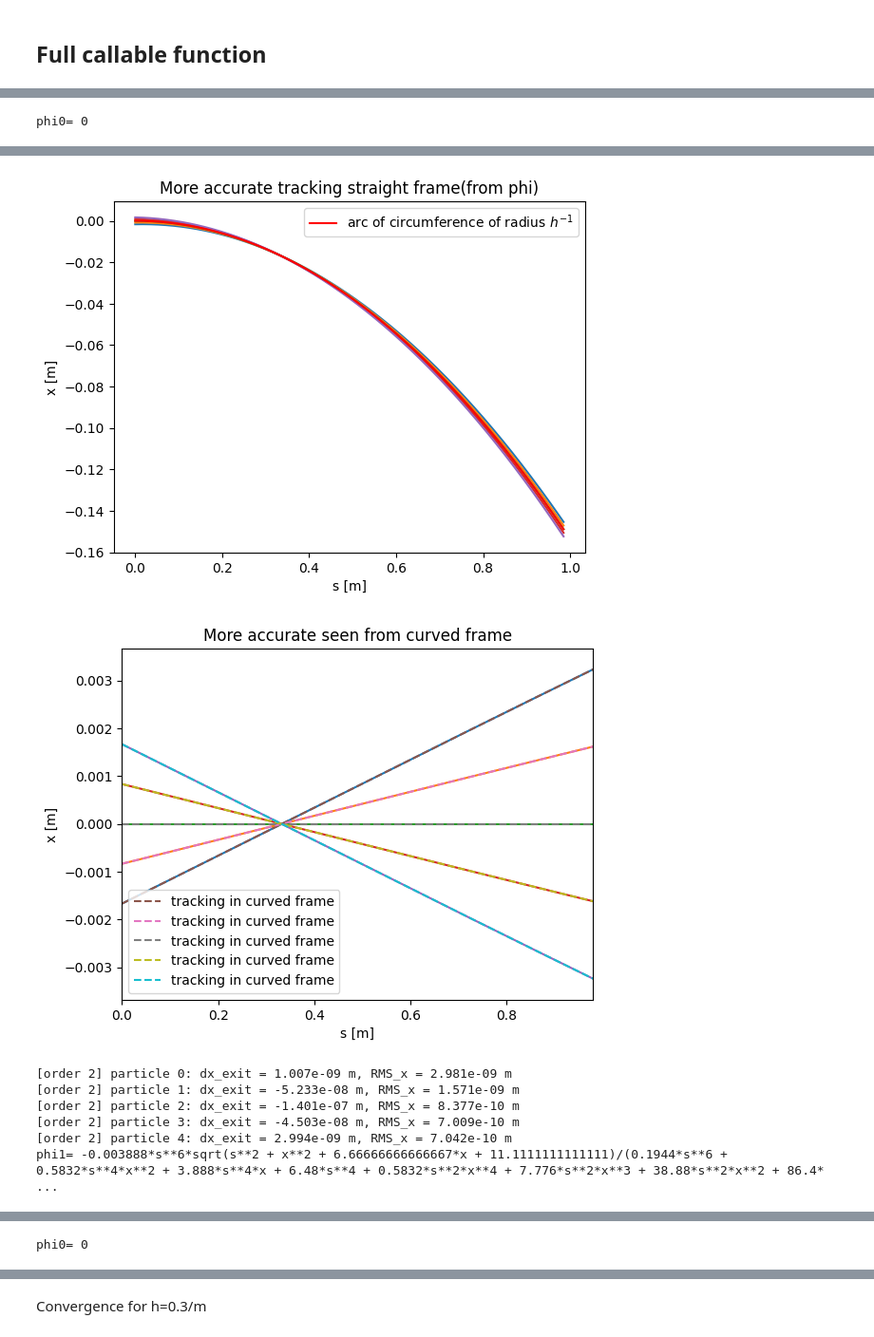
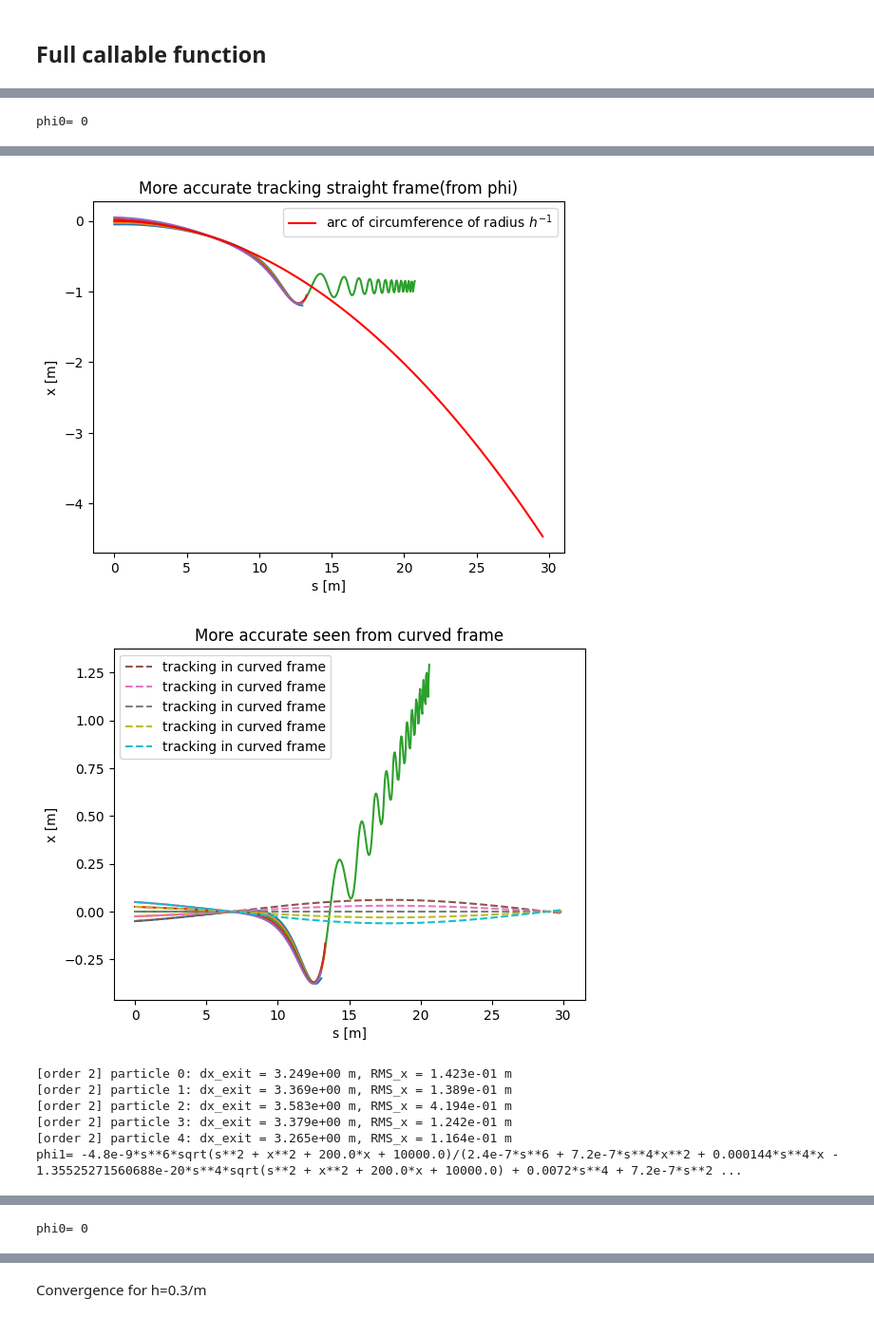
Before and after one commit to marcoliniF/bpmeth, a Jupyter notebook: preliminaryTrials/6.2convergenceChanging_h.ipynb, the cells around one changed output, grey strips where cells are left out. Shown at 95% size. Cells and saved outputs as stored; diff of their text form; code cells hidden in the pictures.

```diff
--- a/preliminaryTrials/6.2convergenceChanging_h.ipynb
+++ b/preliminaryTrials/6.2convergenceChanging_h.ipynb
@@ -10,7 +12,7 @@ import sympy as sp
 b1 commands curvature here
 # %%
 a_curved = [0,]
-b_curved = [0.3, 0.02]
+b_curved = [10, 0.02]
 h= b_curved[0]# considering normalization B/Brho=1/rho=h            =1. if checking for a drift
 print("curvature h[m^-1]: ", h, "radius of curvature [m]: ", 1/h)
 #I want to track protons of given kinetic energy
@@ -21,8 +23,8 @@ print("E [GeV]: ", Eref/1e9)
 gamma0 = Eref/xt.PROTON_MASS_EV
 beta0 = np.sqrt(1-1/gamma0**2)
 print("beta0: ", beta0)
-hx_max=5e-4#maximum product of h and x between for initial conditions, to avoid the singularity in the vector potential
-xinit=np.linspace(-1, 1, 5)*hx_max/h
+#hx_max=5e-4 #maximum modulus of product of h and x between for initial conditions, to avoid the singularity in the vector potential
+xinit=np.linspace(-1e-3, 1e3, 5)
 print("xinit=",xinit)
 p0 =xt.Particles(x=xinit, y=0, s=0, py=np.linspace(0.005,-0.005,5), px=np.linspace(0.005,-0.005,5), ptau=0, beta0=beta0, energy0=Eref, mass0=xt.PROTON_MASS_EV)
 p_1 = p0.copy()
@@ -168,7 +170,6 @@ def compute_rms_for_order(maxordx, sol_strfromphi, sol_curved, Lstr, make_partic
         "rms_x_list": rms_x_list,
     }
 # %%
-import pandas as pd
 
 orders = [2, 3, 4, 5, 6, 7]
 results = []
@@ -177,7 +178,7 @@ for ordx in orders:
     maxordx = ordx
 
     # --------------------------------------------------
-    # put here the code that depends on maxordx and that
+    # here the code that depends on maxordx and that
     # regenerates sol_strfromphi and sol_curved
     # --------------------------------------------------
     x, y, s = sp.symbols('x y s', real=True)
@@ -295,7 +296,7 @@ for ordx in orders:
     plt.legend()
     plt.show()
 
-    Astrfromphi=bpmeth.GeneralVectorPotential(h=0, b=b_fromphifit, a=a_fromphifit, nphi=maxordx+4)#s dependence of the coefficients
+    Astrfromphi=bpmeth.GeneralVectorPotential(h=0, b=b_fromphifit, a=a_fromphifit, nphi=maxordx+4)#some margin in nphi
     Lstr=np.sin(bending_angle)/h
     Hstrfromphi = bpmeth.Hamiltonian(length=Lstr,h=0, vectp=Astrfromphi)
     p_4 = p0.copy()
@@ -325,7 +326,7 @@ for ordx in orders:
     for ss in sol_curved:
         plt.plot(ss.t, ss.y[0],'--',label='tracking in curved frame')
     plt.legend()
-    plt.xlim((0., .98))#because H curved has length 1
+    #plt.xlim((0., .98))#because H curved has length 1
     plt.show()
     sbar_fin = Lstr - 0.1
     rho = 1.0 / h
@@ -356,8 +357,8 @@ phi0= 0
-[figure, old version]
+[figure, new version]
-[figure, old version]
+[figure, new version]
-[order 2] particle 0: dx_exit = 1.007e-09 m, RMS_x = 2.981e-09 m
-[order 2] particle 1: dx_exit = -5.233e-08 m, RMS_x = 1.571e-09 m
-[order 2] particle 2: dx_exit = -1.401e-07 m, RMS_x = 8.377e-10 m
-[order 2] particle 3: dx_exit = -4.503e-08 m, RMS_x = 7.009e-10 m
-[order 2] particle 4: dx_exit = 2.994e-09 m, RMS_x = 7.042e-10 m
-phi1= -0.003888*s**6*sqrt(s**2 + x**2 + 6.66666666666667*x + 11.1111111111111)/(0.1944*s**6 + 0.5832*s**4*x**2 + 3.888*s**4*x + 6.48*s**4 + 0.5832*s**2*x**4 + 7.776*s**2*x**3 + 38.88*s**2*x**2 + 86.4* ...
+[order 2] particle 0: dx_exit = 3.249e+00 m, RMS_x = 1.423e-01 m
+[order 2] particle 1: dx_exit = 3.369e+00 m, RMS_x = 1.389e-01 m
+[order 2] particle 2: dx_exit = 3.583e+00 m, RMS_x = 4.194e-01 m
+[order 2] particle 3: dx_exit = 3.379e+00 m, RMS_x = 1.242e-01 m
+[order 2] particle 4: dx_exit = 3.265e+00 m, RMS_x = 1.164e-01 m
+phi1= -4.8e-9*s**6*sqrt(s**2 + x**2 + 200.0*x + 10000.0)/(2.4e-7*s**6 + 7.2e-7*s**4*x**2 + 0.000144*s**4*x - 1.35525271560688e-20*s**4*sqrt(s**2 + x**2 + 200.0*x + 10000.0) + 0.0072*s**4 + 7.2e-7*s**2 ...
```
Also changed, not shown: parts of 17 cells of this notebook, 5 other files.
